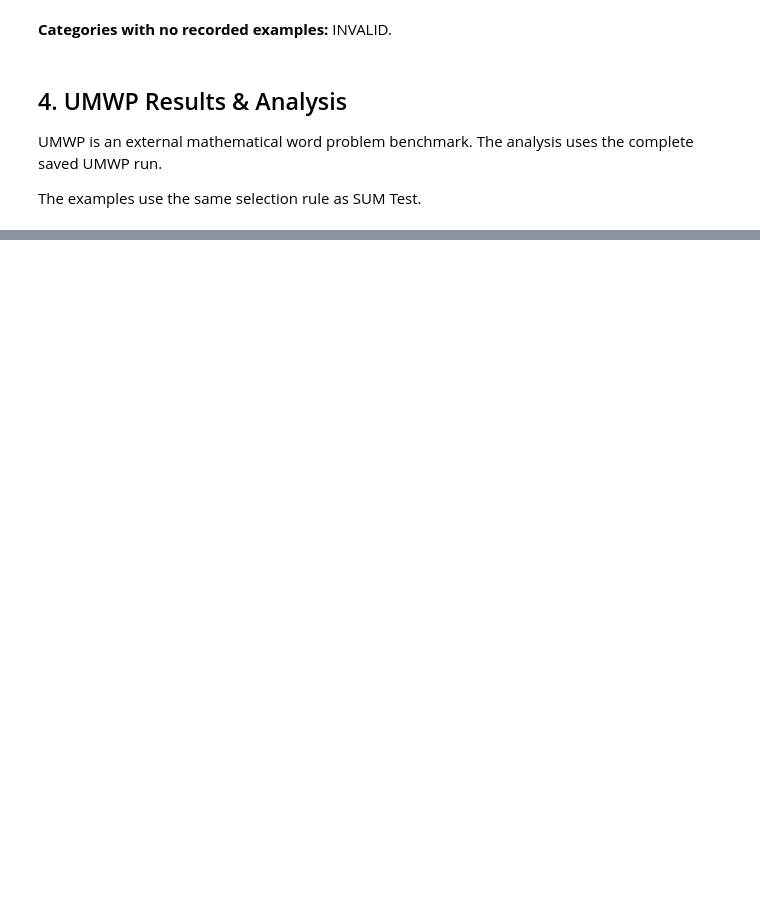
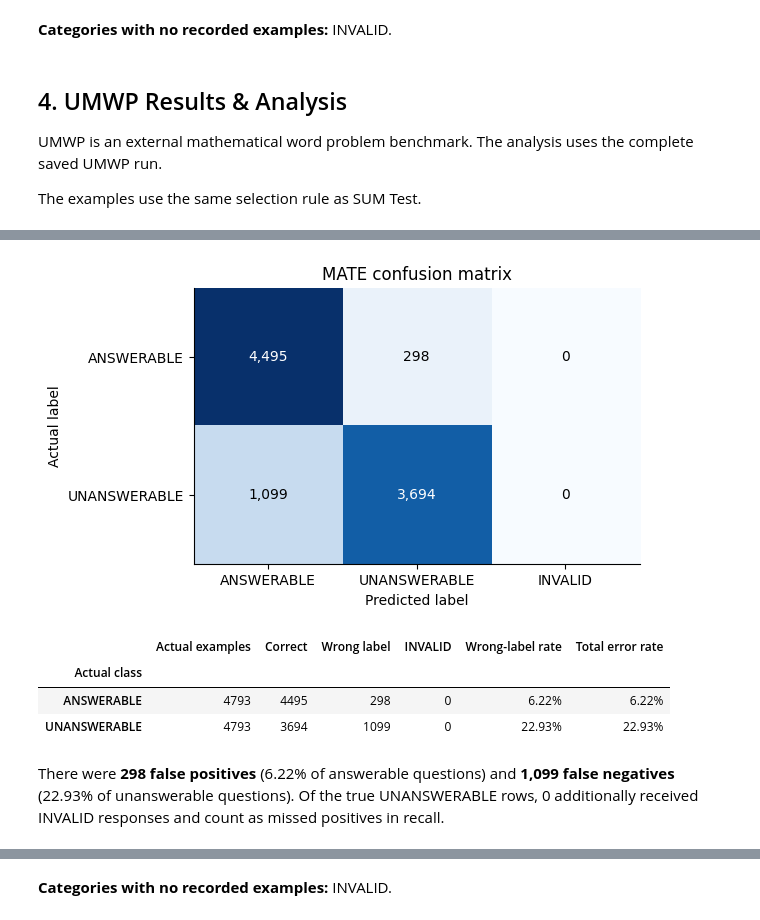
Before and after one commit to Janissary09/CDS1092_NLP_Project, a Jupyter notebook: notebooks/12_gpt_terra_evaluation_analysis.ipynb, the cells around one changed output, grey strips where cells are left out. Drawn from its saved outputs; the diff is of its cells as text; code cells hidden in the pictures; blank space fills up the shorter version.

```diff
--- a/notebooks/12_gpt_terra_evaluation_analysis.ipynb
+++ b/notebooks/12_gpt_terra_evaluation_analysis.ipynb
@@ -210,7 +241,7 @@ Confusion matrices show actual labels in rows and predicted labels in columns. A
 
 The request used temperature zero to reduce sampling variability and reasoning effort `none`. The API's completion cap applies to hosted token counts. The saved CSV records the decoded text and uses JSON `null` for generated token IDs.
 # %%
-if sum_metrics['invalid_output_policy'] != umwp_metrics['invalid_output_policy']:
+if any(sum_metrics['invalid_output_policy'] != m['invalid_output_policy'] for m in (umwp_metrics, mate_metrics)):
     raise ValueError('Saved runs disagree on the invalid-output policy')
 display(Markdown('**Recorded scoring policy.** ' + sum_metrics['invalid_output_policy']))
 
@@ -218,7 +249,7 @@ display(Markdown('**Recorded scoring policy.** ' + sum_metrics['invalid_output_p
 def show_evaluation(name, metrics, matrix):
     summary = {
         'Examples': f"{metrics['num_examples']:,}",
-        **{label: f'{metrics[key]:.6f}' for label, key in METRICS.items()},
+        **{label: f'{metrics[key]:.2%}' for label, key in METRICS.items()},
         'Invalid outputs': f"{metrics['num_invalid']:,} ({metrics['invalid_rate']:.2%})",
     }
     display(pd.DataFrame([summary], index=pd.Index([name], name='Dataset')))
@@ -350,0 +386,6 @@ There were **118 false positives** (4.54% of answerable questions) and **276 fal
+# %%
+show_evaluation('MATE', mate_metrics, mate_matrix)
+show_class_errors(mate_matrix)
+display(Markdown(interpret_errors(mate_matrix)))
+show_examples(mate_predictions, 'id')
+# %% [output]
@@ -350,0 +395,6 @@ There were **118 false positives** (4.54% of answerable questions) and **276 fal
+[figure, added]
+|  | Actual examples | Correct | Wrong label | INVALID | Wrong-label rate | Total error rate |
+| Actual class |  |  |  |  |  |  |
+| ANSWERABLE | 4793 | 4495 | 298 | 0 | 6.22% | 6.22% |
+| UNANSWERABLE | 4793 | 3694 | 1099 | 0 | 22.93% | 22.93% |
+There were **298 false positives** (6.22% of answerable questions) and **1,099 false negatives** (22.93% of unanswerable questions). Of the true UNANSWERABLE rows, 0 additionally received INVALID responses and count as missed positives in recall.
@@ -351 +405,2 @@ There were **118 false positives** (4.54% of answerable questions) and **276 fal
+**Categories with no recorded examples:** INVALID.
 # %% [markdown]
```
Also changed, not shown: parts of 14 cells of this notebook, 5 other files.
